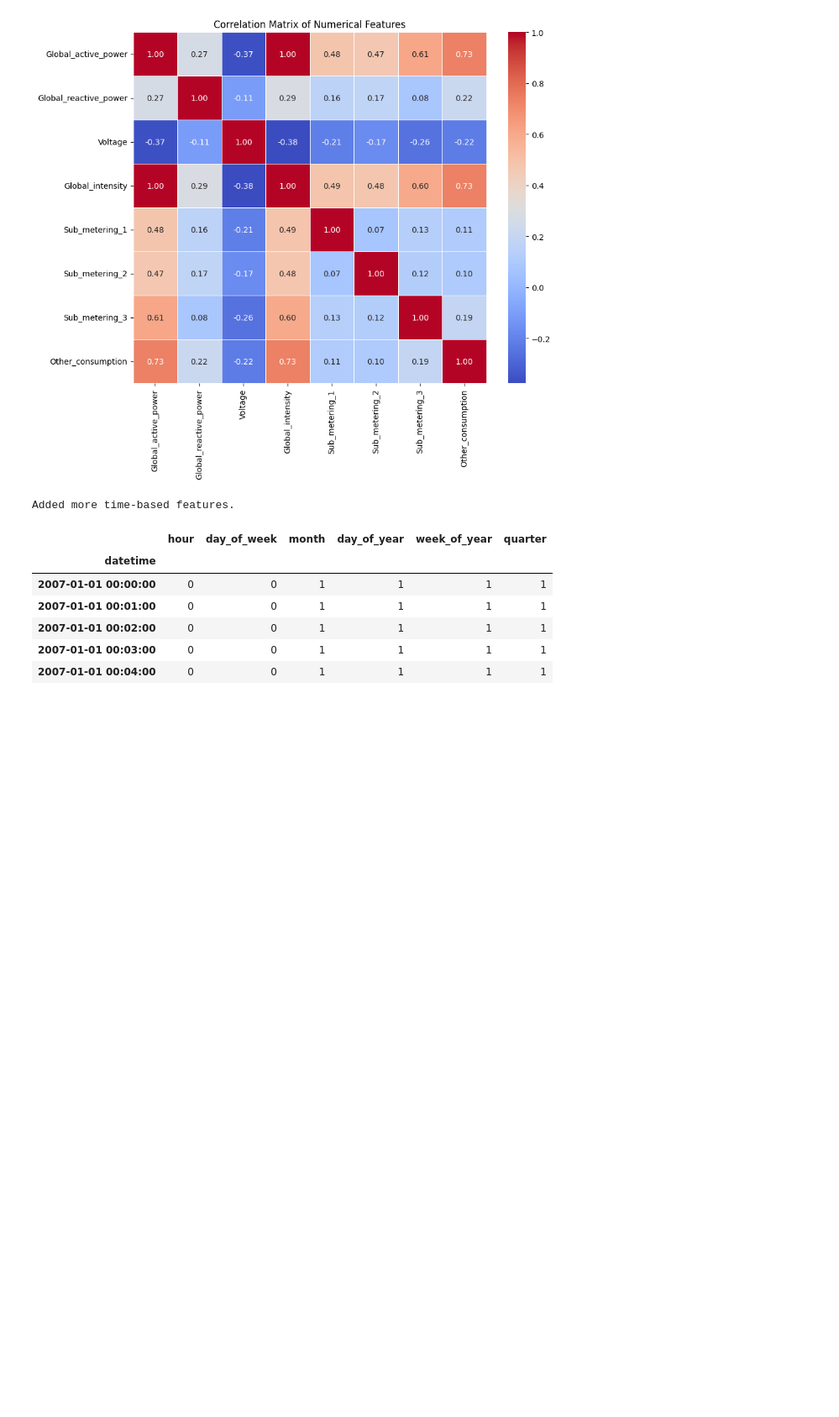
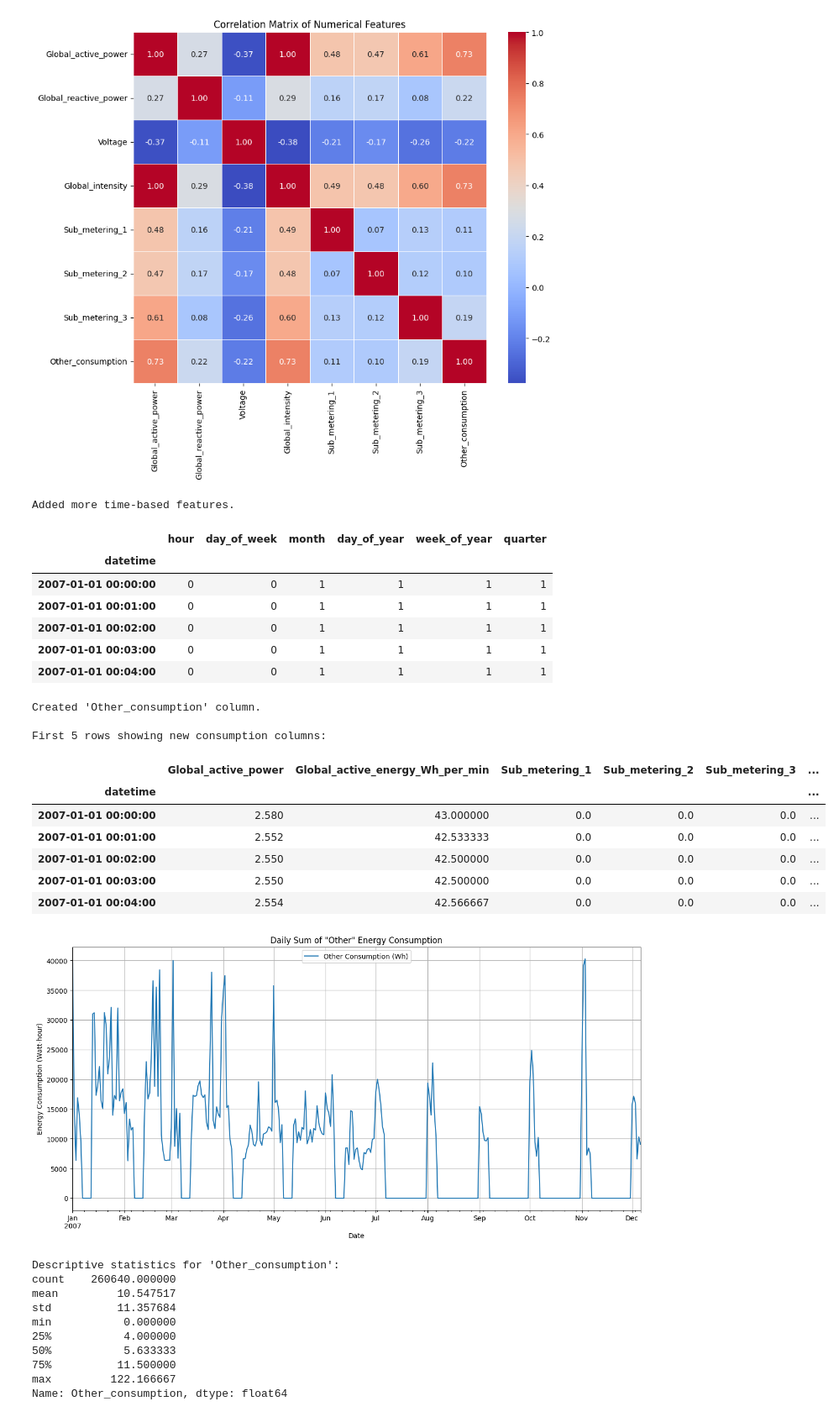
Before and after one commit to rshikha95/Sustainability-Energy-Project, a Jupyter notebook: 01_Data_Loading_and_EDA.ipynb, the cells around one changed output. Shown at 84% size. Cells and saved outputs as stored; diff of their text form; code cells hidden in the pictures; blank space fills up the shorter version.

```diff
--- a/01_Data_Loading_and_EDA.ipynb
+++ b/01_Data_Loading_and_EDA.ipynb
@@ -406,3 +406,58 @@ Added more time-based features.
 | 2007-01-01 00:02:00 | 0 | 0 | 1 | 1 | 1 | 1 |
 | 2007-01-01 00:03:00 | 0 | 0 | 1 | 1 | 1 | 1 |
 | 2007-01-01 00:04:00 | 0 | 0 | 1 | 1 | 1 | 1 |
+# %%
+#Feature Engineering - Other Consumption
+if df is not None:
+    # Global_active_power is in kW. Sub_metering is in Watt-hour for that minute.
+    # Convert Global_active_power (kW) to Watt-hour for that minute: kW * 1000 W/kW * (1/60) h/min
+    df['Global_active_energy_Wh_per_min'] = df['Global_active_power'] * (1000 / 60)
+
+    df['Other_consumption'] = df['Global_active_energy_Wh_per_min'] - \
+                              df['Sub_metering_1'] - \
+                              df['Sub_metering_2'] - \
+                              df['Sub_metering_3']
+
+    # Handle potential negative values (due to measurement discrepancies) by clipping at 0
+    df['Other_consumption'] = df['Other_consumption'].clip(lower=0)
+
+    print("Created 'Other_consumption' column.")
+    print("\nFirst 5 rows showing new consumption columns:")
+    display(df[['Global_active_power', 'Global_active_energy_Wh_per_min',
+                 'Sub_metering_1', 'Sub_metering_2', 'Sub_metering_3', 'Other_consumption']].head())
+
+    # Plot the new "Other_consumption" daily sum
+    df_daily_other_sum = df['Other_consumption'].resample('D').sum()
+    plt.figure(figsize=(15,7))
+    df_daily_other_sum.plot(label='Other Consumption (Wh)')
+    plt.title('Daily Sum of "Other" Energy Consumption')
+    plt.xlabel('Date')
+    plt.ylabel('Energy Consumption (Watt-hour)')
+    plt.legend()
+    plt.grid(True)
+    plt.show()
+
+    print("\nDescriptive statistics for 'Other_consumption':")
+    print(df['Other_consumption'].describe())
+# %% [output]
+Created 'Other_consumption' column.
+
+First 5 rows showing new consumption columns:
+|  | Global_active_power | Global_active_energy_Wh_per_min | Sub_metering_1 | Sub_metering_2 | Sub_metering_3 | ... |
+| datetime |  |  |  |  |  | ... |
+| 2007-01-01 00:00:00 | 2.580 | 43.000000 | 0.0 | 0.0 | 0.0 | ... |
+| 2007-01-01 00:01:00 | 2.552 | 42.533333 | 0.0 | 0.0 | 0.0 | ... |
+| 2007-01-01 00:02:00 | 2.550 | 42.500000 | 0.0 | 0.0 | 0.0 | ... |
+| 2007-01-01 00:03:00 | 2.550 | 42.500000 | 0.0 | 0.0 | 0.0 | ... |
+| 2007-01-01 00:04:00 | 2.554 | 42.566667 | 0.0 | 0.0 | 0.0 | ... |
+[figure, added]
+Descriptive statistics for 'Other_consumption':
+count    260640.000000
+mean         10.547517
+std          11.357684
+min           0.000000
+25%           4.000000
+50%           5.633333
+75%          11.500000
+max         122.166667
+Name: Other_consumption, dtype: float64
```
Also changed, not shown: parts of 6 cells of this notebook.
